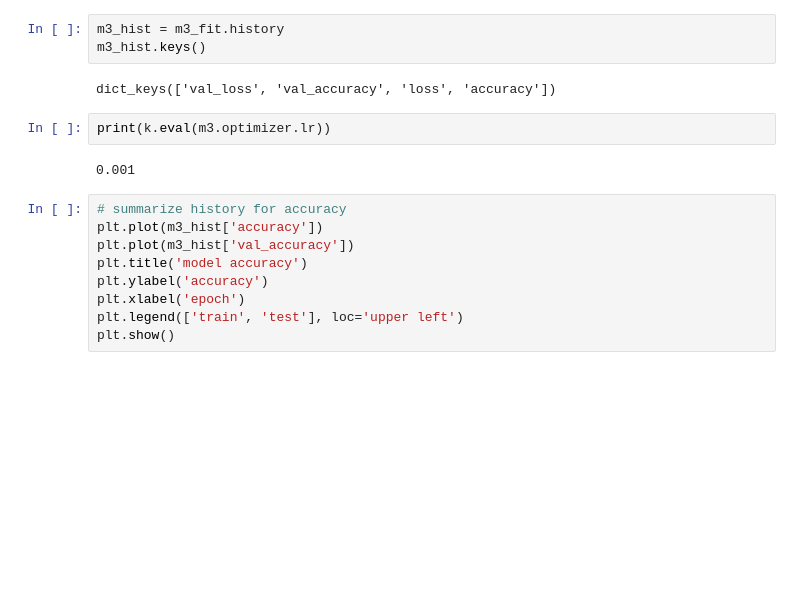
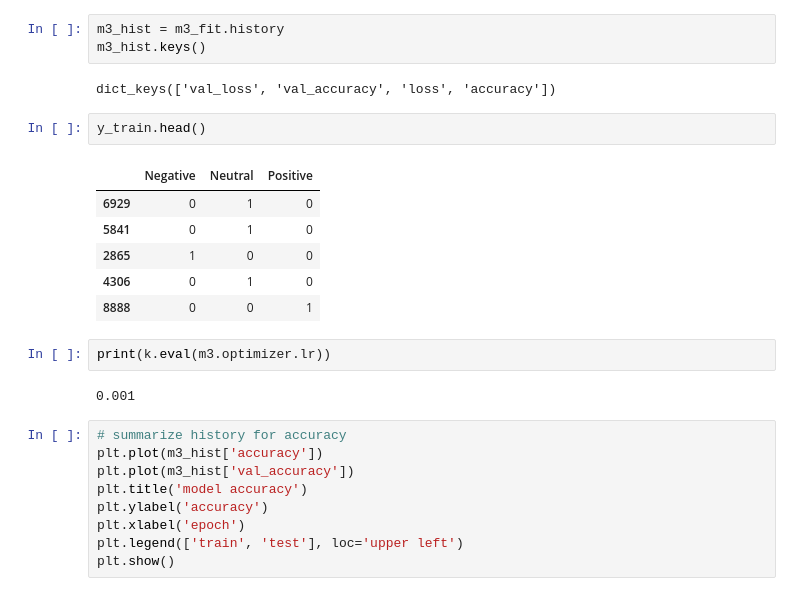
Before and after one commit to cutterback/p04-twitter-sentiment-nlp, a Jupyter notebook: Twitter-Sentiment-Analysis-NLP.ipynb, the cells around one changed output. Drawn from its saved outputs; the diff is of its cells as text; blank space fills up the shorter version.

```diff
--- a/Twitter-Sentiment-Analysis-NLP.ipynb
+++ b/Twitter-Sentiment-Analysis-NLP.ipynb
@@ -577,6 +564,15 @@ m3_hist = m3_fit.history
 m3_hist.keys()
 # %% [output]
 dict_keys(['val_loss', 'val_accuracy', 'loss', 'accuracy'])
+# %%
+y_train.head()
+# %% [output]
+|  | Negative | Neutral | Positive |
+| 6929 | 0 | 1 | 0 |
+| 5841 | 0 | 1 | 0 |
+| 2865 | 1 | 0 | 0 |
+| 4306 | 0 | 1 | 0 |
+| 8888 | 0 | 0 | 1 |
 # %%
 print(k.eval(m3.optimizer.lr))
 # %% [output]
```
Also changed, not shown: parts of 6 cells of this notebook.
